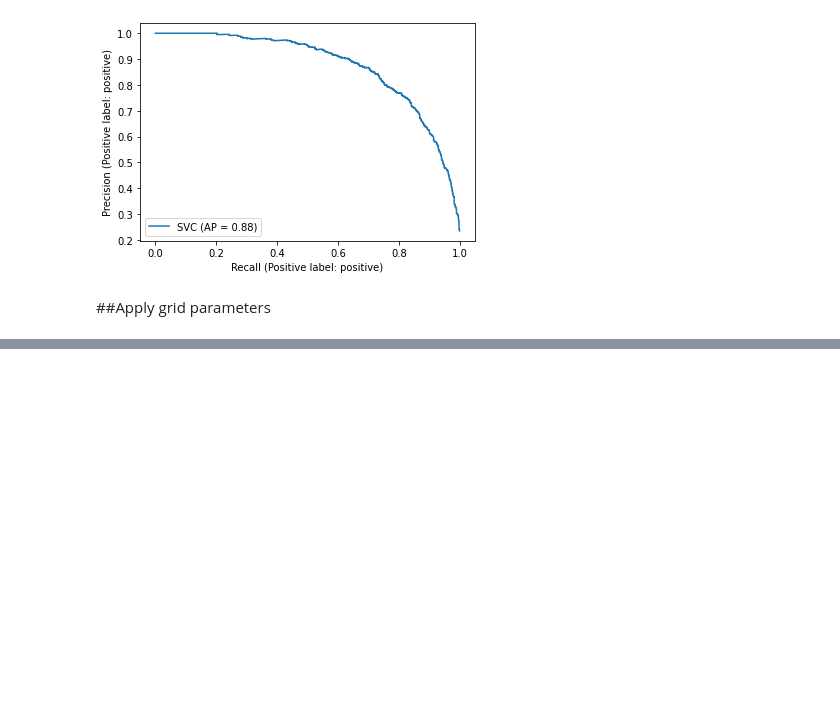
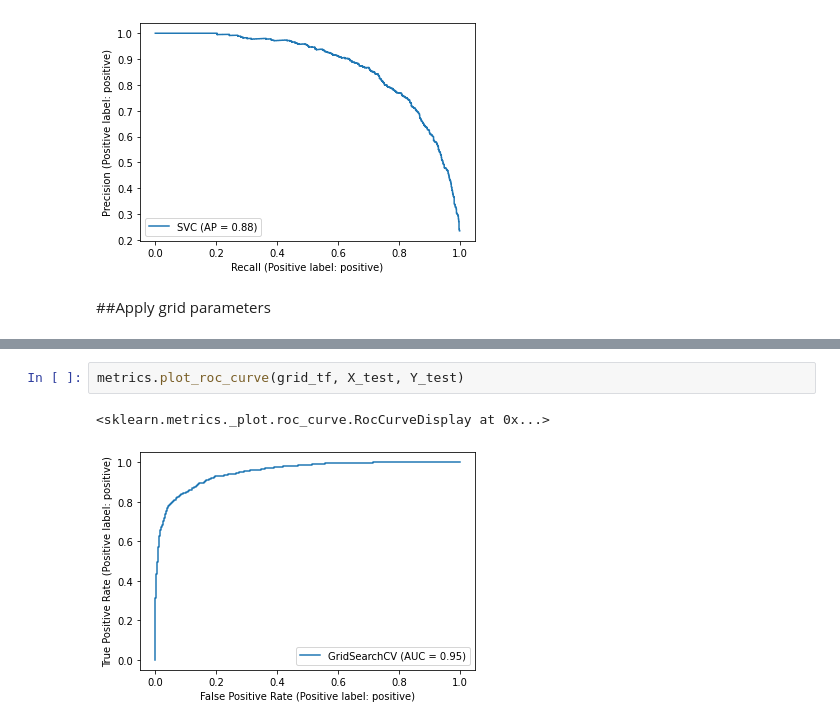
Before and after one commit to sagar2582/Sentiment-Analysis-of-Tweets, a Jupyter notebook: Tweets(Sentimental_Analysis).ipynb, the cells around one changed output, grey strips where cells are left out. Cells and saved outputs as stored; diff of their text form; blank space fills up the shorter version.

```diff
--- a/Tweets(Sentimental_Analysis).ipynb
+++ b/Tweets(Sentimental_Analysis).ipynb
@@ -491,0 +560,5 @@ plot_precision_recall_curve(clf_tf, X_test, Y_test)
+# %%
+metrics.plot_roc_curve(grid_tf, X_test, Y_test)
+# %% [output]
+<sklearn.metrics._plot.roc_curve.RocCurveDisplay at 0x...>
+[figure, added]
```
Also changed, not shown: parts of 12 cells of this notebook.
